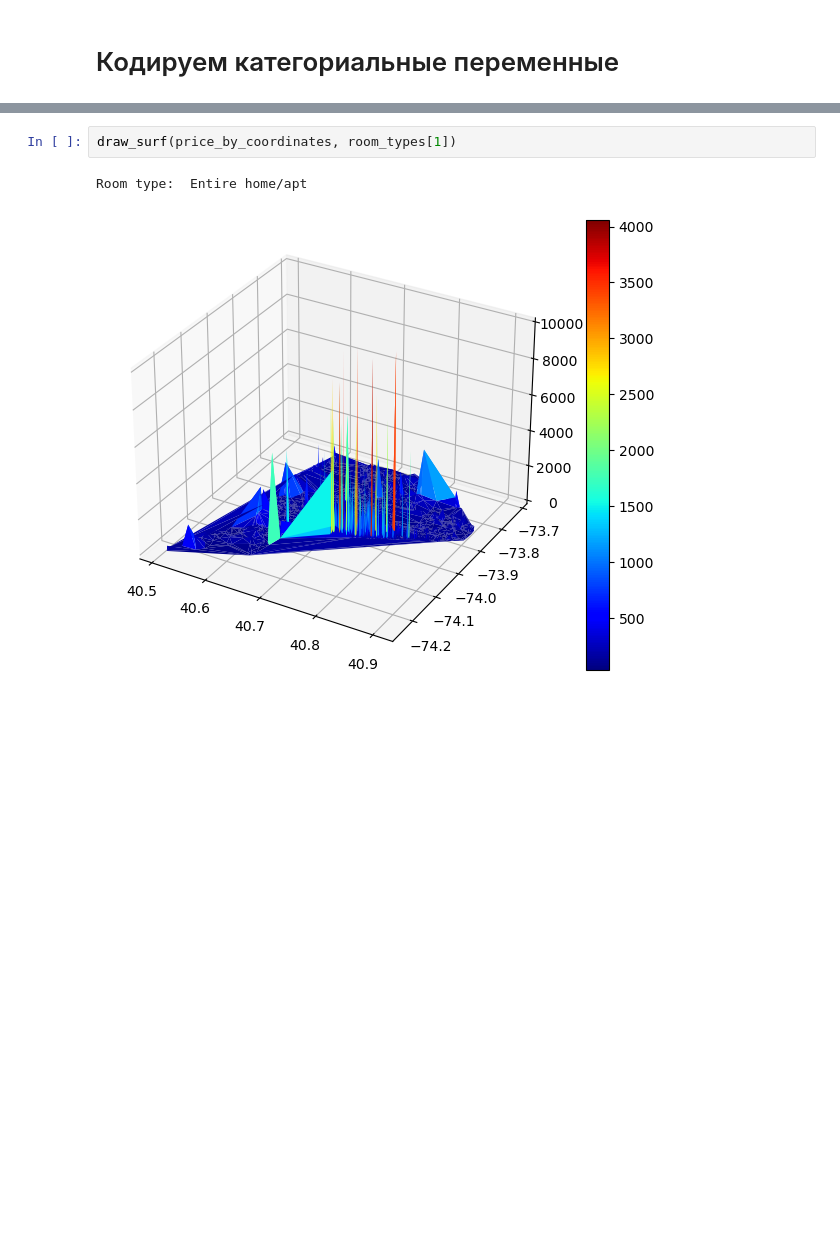
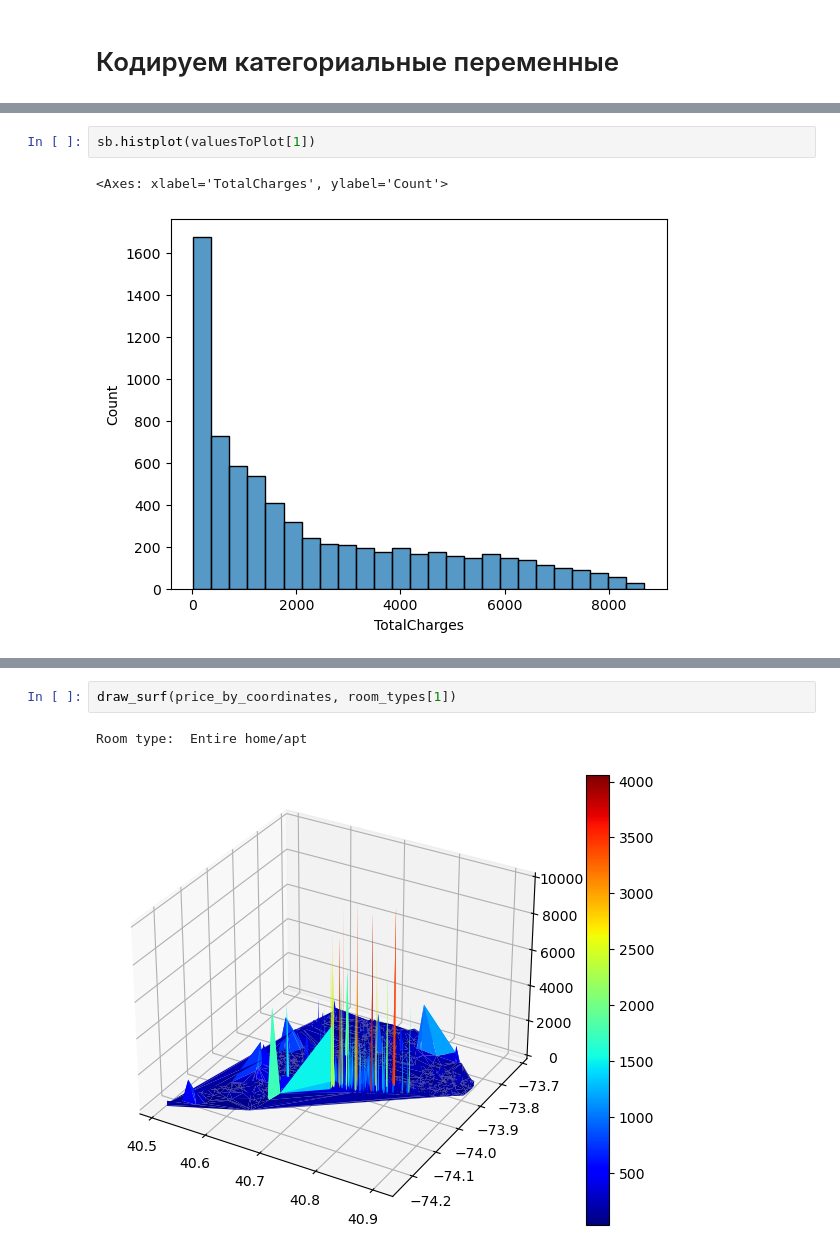
Before and after one commit to ATer-Oganisyan/prof-hw-1, a Jupyter notebook: prof-hw-1.ipynb, the cells around one changed output, grey strips where cells are left out. Drawn from its saved outputs; the diff is of its cells as text; blank space fills up the shorter version.

```diff
--- a/prof-hw-1.ipynb
+++ b/prof-hw-1.ipynb
@@ -131,0 +228,5 @@ def filter_by_room_type(df_to_filter, room_type):
+# %%
+sb.histplot(valuesToPlot[1])
+# %% [output]
+<Axes: xlabel='TotalCharges', ylabel='Count'>
+[figure, added]
```
Also changed, not shown: parts of 24 cells of this notebook.
